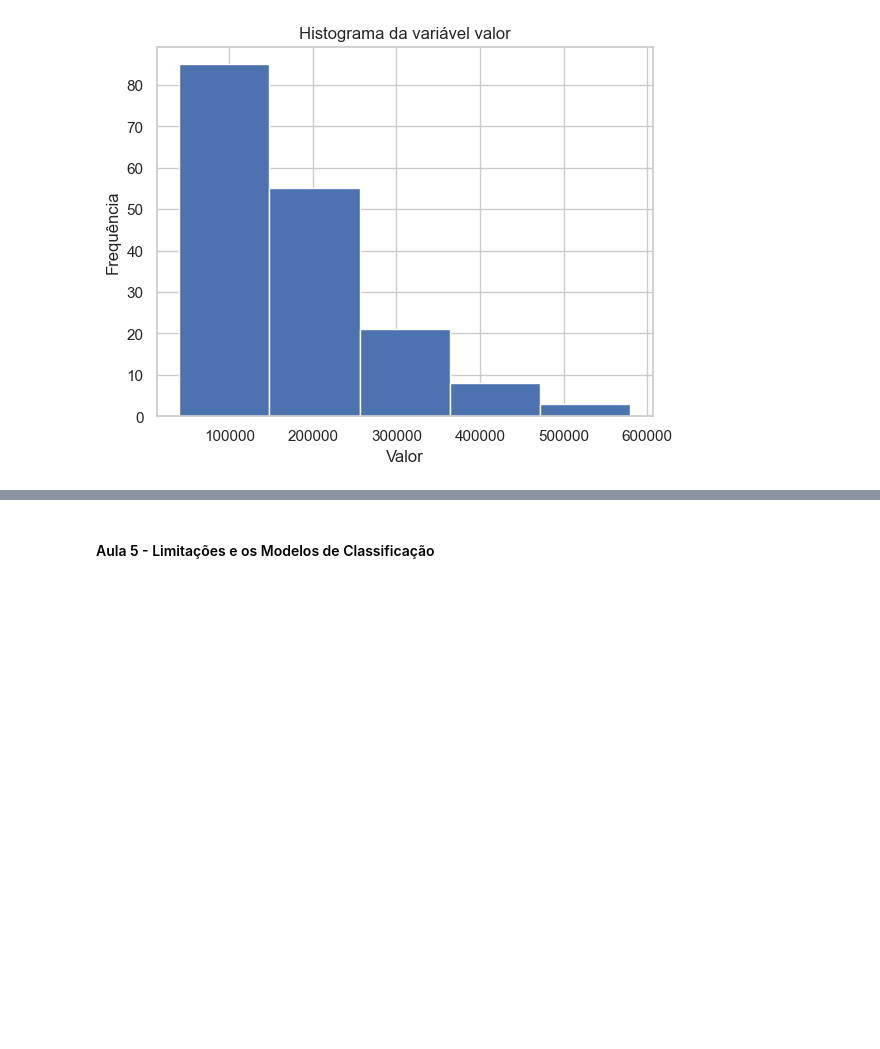
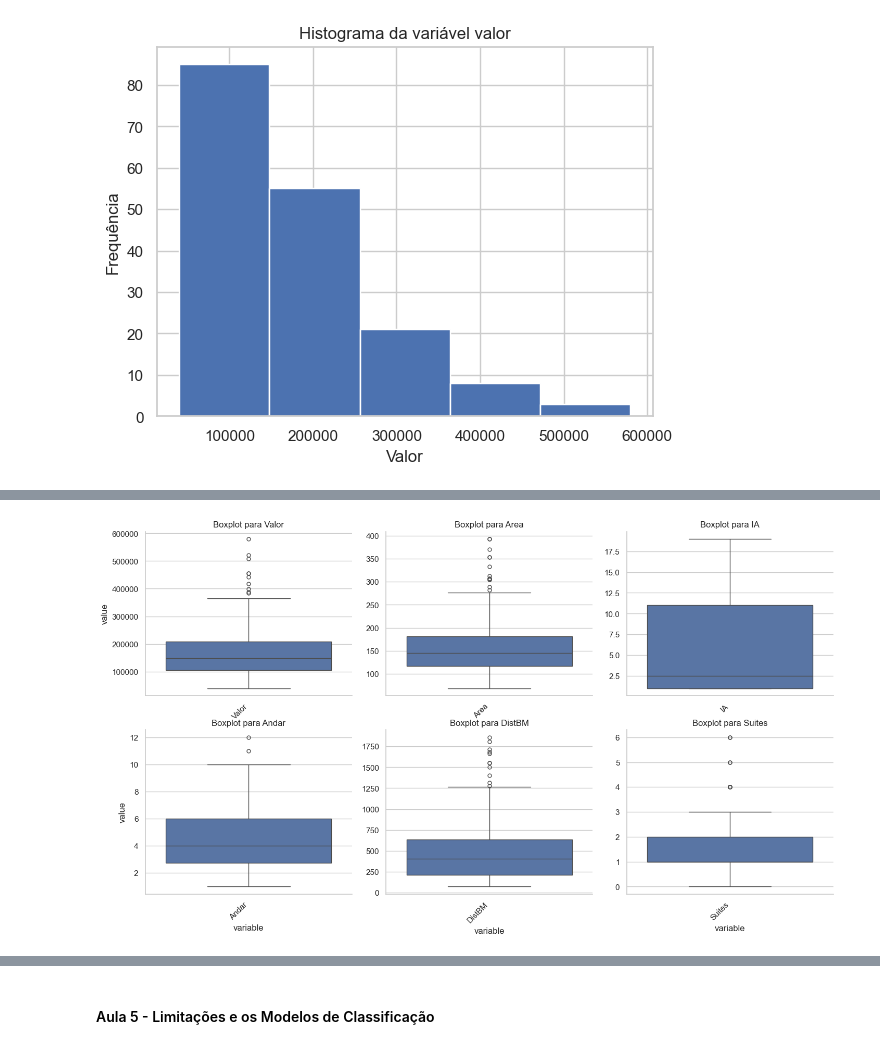
Before and after one commit to RicardViana/fiap-Machine-Learning-and-Time-Series, a Jupyter notebook: machine_learning_com_python.ipynb, the cells around one changed output, grey strips where cells are left out. Drawn from its saved outputs; the diff is of its cells as text; code cells hidden in the pictures; blank space fills up the shorter version.

```diff
--- a/machine_learning_com_python.ipynb
+++ b/machine_learning_com_python.ipynb
@@ -1409,0 +1492,25 @@ plt.show()
+# %%
+# Usando o catplot
+
+colunas_para_plotar = ["Valor", "Area", "IA", "Andar", "DistBM", "Suites"]
+imoveis_long = imoveis[colunas_para_plotar].melt()
+
+g = sns.catplot(
+    data=imoveis_long,
+    kind='box',
+    x='variable',
+    y='value',
+    col='variable',
+    col_wrap=3,
+    sharey=False,
+    sharex=False,
+    height=4,
+    aspect=1.2
+)
+
+g.set_titles("Boxplot para {col_name}")
+g.set_xticklabels(rotation=45, ha='right')
+
+plt.show()
+# %% [output]
+[figure, added]
```
Also changed, not shown: parts of 5 cells of this notebook.
